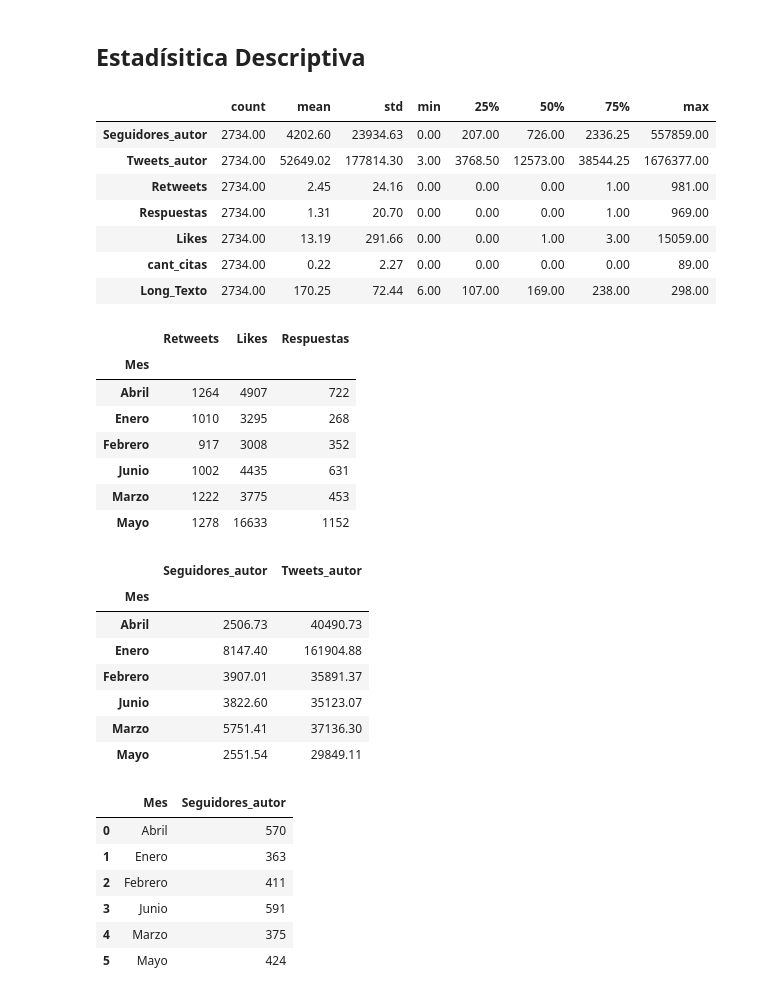
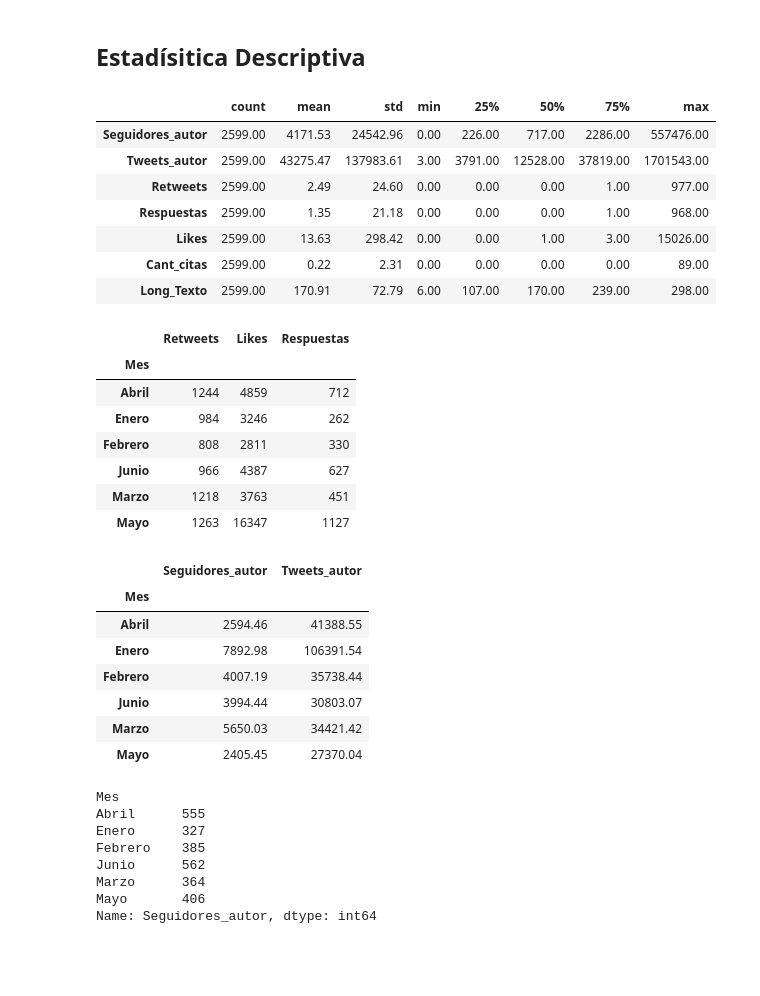
Before and after one commit to AleexSilva/MasterThesis, a Jupyter notebook: Code/manipulacion_datos/data_manipulation.ipynb, the cells around one changed output. Drawn from its saved outputs; the diff is of its cells as text; code cells hidden in the pictures; blank space fills up the shorter version.

```diff
--- a/data_manipulation.ipynb
+++ b/Code/manipulacion_datos/data_manipulation.ipynb
@@ -16,7 +16,7 @@ pd.options.display.float_format= '{:.2f}'.format
 ### Estructura de datos
 # %%
 #Se importa el diccionario creado en el archivo anterior
-tweets = pk.load(open('Tweets','rb'))
+tweets = pk.load(open('../../data/data_a_procesar/Tweets','rb'))
 tweets[0]
 # %% [output]
 {'Autor_id': 1135944345591394304,
@@ -309,7 +311,7 @@ for word in words:
     df=df.drop(df[(df['Descripcion_autor'].str.contains(word))].index)
 
 
-words2=['¡Firmá la petición!']
+words2=['¡Firmá la petición!','Infobae']
 
 for word2 in words2:
     df=df.drop(df[(df['Texto'].str.contains(word2))].index)
@@ -366,6 +368,8 @@ df.head()
 | 2 | 5027 | 36925 | Después de la vacuna contra covid... | 2021-06-30 | 1 | 0 | 1 | 0 | Twitter for Android | ... |
 | 3 | 4167 | 70406 | QUE EL MUNDO SEPA QUIENES SON UDS... | 2021-06-30 | 0 | 0 | 0 | 0 | Twitter for Android | ... |
 | 4 | 4744 | 64684 | Ser funcionario te protege más co... | 2021-06-30 | 0 | 1 | 2 | 0 | Twitter for Android | ... |
+# %%
+df.drop_duplicates(subset=['Texto'], keep='last',inplace=True)
 # %%
 print(f"Cantidad de registros restantes: {df.shape[0]}")
 # %% [output]
@@ -373,49 +377,50 @@ Cantidad de registros restantes: 2707
 # %% [markdown]
 ## Estadísitica Descriptiva
 # %%
-num = df[['Seguidores_autor','Tweets_autor','Retweets','Respuestas','Likes','cant_citas','Long_Texto']]
+num = df[['Seguidores_autor','Tweets_autor','Retweets','Respuestas','Likes','Cant_citas','Long_Texto']]
 num.describe().transpose()
 # %% [output]
 |  | count | mean | std | min | 25% | 50% | 75% | max |
-| Seguidores_autor | 2734.00 | 4202.60 | 23934.63 | 0.00 | 207.00 | 726.00 | 2336.25 | 557859.00 |
-| Tweets_autor | 2734.00 | 52649.02 | 177814.30 | 3.00 | 3768.50 | 12573.00 | 38544.25 | 1676377.00 |
-| Retweets | 2734.00 | 2.45 | 24.16 | 0.00 | 0.00 | 0.00 | 1.00 | 981.00 |
-| Respuestas | 2734.00 | 1.31 | 20.70 | 0.00 | 0.00 | 0.00 | 1.00 | 969.00 |
-| Likes | 2734.00 | 13.19 | 291.66 | 0.00 | 0.00 | 1.00 | 3.00 | 15059.00 |
-| cant_citas | 2734.00 | 0.22 | 2.27 | 0.00 | 0.00 | 0.00 | 0.00 | 89.00 |
-| Long_Texto | 2734.00 | 170.25 | 72.44 | 6.00 | 107.00 | 169.00 | 238.00 | 298.00 |
+| Seguidores_autor | 2599.00 | 4171.53 | 24542.96 | 0.00 | 226.00 | 717.00 | 2286.00 | 557476.00 |
+| Tweets_autor | 2599.00 | 43275.47 | 137983.61 | 3.00 | 3791.00 | 12528.00 | 37819.00 | 1701543.00 |
+| Retweets | 2599.00 | 2.49 | 24.60 | 0.00 | 0.00 | 0.00 | 1.00 | 977.00 |
+| Respuestas | 2599.00 | 1.35 | 21.18 | 0.00 | 0.00 | 0.00 | 1.00 | 968.00 |
+| Likes | 2599.00 | 13.63 | 298.42 | 0.00 | 0.00 | 1.00 | 3.00 | 15026.00 |
+| Cant_citas | 2599.00 | 0.22 | 2.31 | 0.00 | 0.00 | 0.00 | 0.00 | 89.00 |
+| Long_Texto | 2599.00 | 170.91 | 72.79 | 6.00 | 107.00 | 170.00 | 239.00 | 298.00 |
 # %%
 df.groupby(['Mes'])[['Retweets','Likes','Respuestas']].sum()
 # %% [output]
 |  | Retweets | Likes | Respuestas |
 | Mes |  |  |  |
-| Abril | 1264 | 4907 | 722 |
-| Enero | 1010 | 3295 | 268 |
-| Febrero | 917 | 3008 | 352 |
-| Junio | 1002 | 4435 | 631 |
-| Marzo | 1222 | 3775 | 453 |
-| Mayo | 1278 | 16633 | 1152 |
+| Abril | 1244 | 4859 | 712 |
+| Enero | 984 | 3246 | 262 |
+| Febrero | 808 | 2811 | 330 |
+| Junio | 966 | 4387 | 627 |
+| Marzo | 1218 | 3763 | 451 |
+| Mayo | 1263 | 16347 | 1127 |
 # %%
 df.groupby(['Mes'])[['Seguidores_autor','Tweets_autor']].mean()
 # %% [output]
 |  | Seguidores_autor | Tweets_autor |
 | Mes |  |  |
-| Abril | 2506.73 | 40490.73 |
-| Enero | 8147.40 | 161904.88 |
-| Febrero | 3907.01 | 35891.37 |
-| Junio | 3822.60 | 35123.07 |
-| Marzo | 5751.41 | 37136.30 |
-| Mayo | 2551.54 | 29849.11 |
+| Abril | 2594.46 | 41388.55 |
+| Enero | 7892.98 | 106391.54 |
+| Febrero | 4007.19 | 35738.44 |
+| Junio | 3994.44 | 30803.07 |
+| Marzo | 5650.03 | 34421.42 |
+| Mayo | 2405.45 | 27370.04 |
 # %%
 df.groupby(['Mes'])['Seguidores_autor'].count()
 # %% [output]
-|  | Mes | Seguidores_autor |
-| 0 | Abril | 570 |
-| 1 | Enero | 363 |
-| 2 | Febrero | 411 |
-| 3 | Junio | 591 |
-| 4 | Marzo | 375 |
-| 5 | Mayo | 424 |
+Mes
+Abril      555
+Enero      327
+Febrero    385
+Junio      562
+Marzo      364
+Mayo       406
+Name: Seguidores_autor, dtype: int64
 # %%
 df['Hora'].value_counts()#.orderby('index')
 # %% [output]
```
Also changed, not shown: parts of 8 cells of this notebook, 25 other files.
